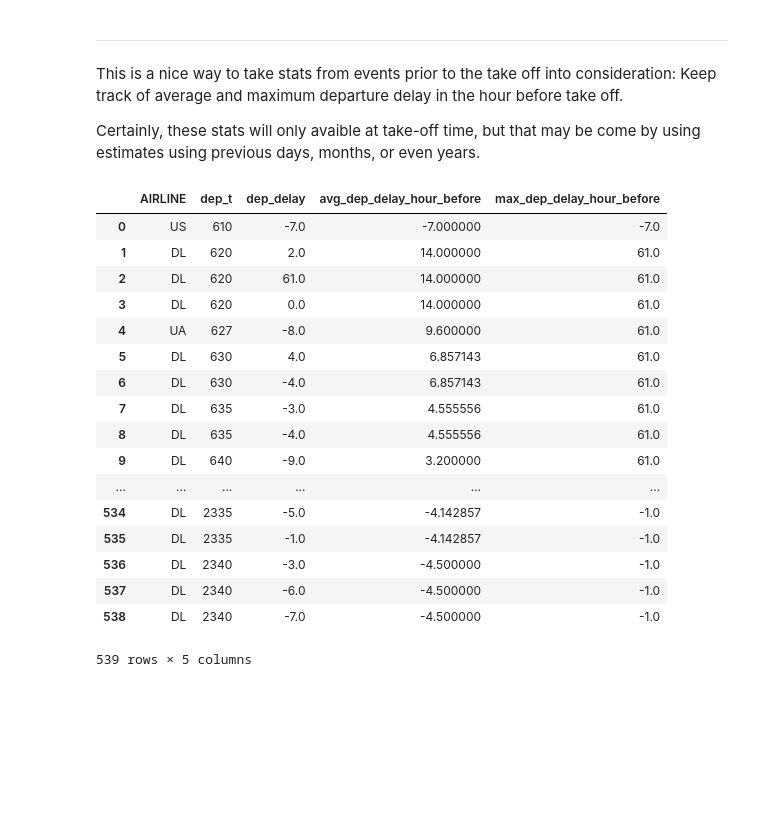
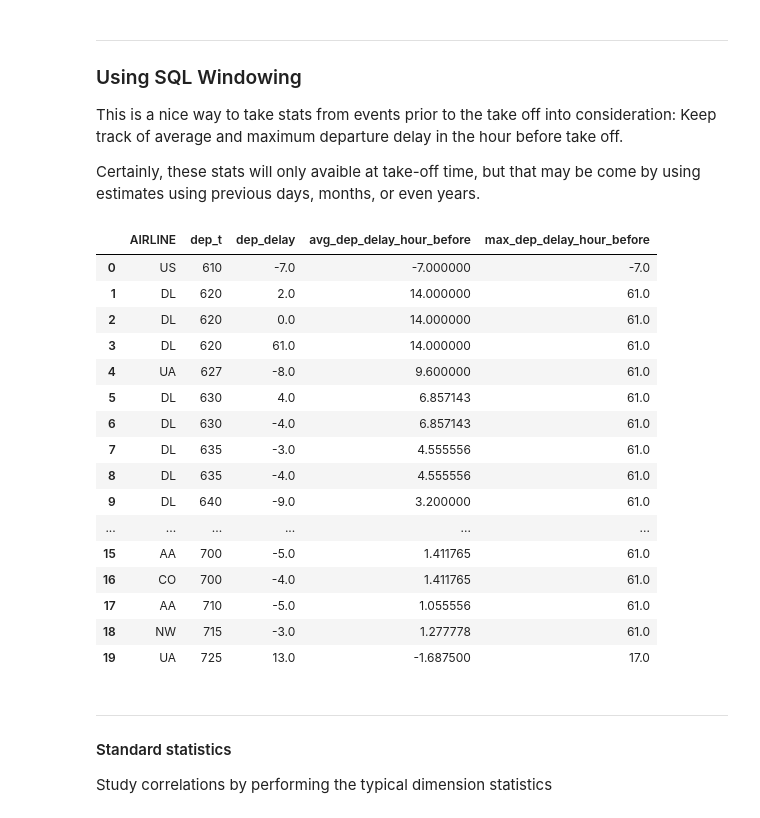
Before and after one commit to Project-Ellie/home-in-time, a Jupyter notebook: 00_Data_Exploration.ipynb, the cells around one changed output. Saved outputs shown, nothing was run; the diff lists cells and outputs as text; code cells hidden in the pictures; blank space fills up the shorter version.

```diff
--- a/00_Data_Exploration.ipynb
+++ b/00_Data_Exploration.ipynb
@@ -6,26 +7,29 @@ from __future__ import absolute_import
 %load_ext google.cloud.bigquery
 # %% [markdown]
 ---
+### Using SQL Windowing
+
 This is a nice way to take stats from events prior to the take off into consideration: Keep track of average and maximum departure delay in the hour before take off.
 
 Certainly, these stats will only avaible at take-off time, but that may be come by using estimates using previous days, months, or even years.
 # %%
 %%bigquery window_stats
 SELECT
   AIRLINE, dep_t, dep_delay,
   avg(dep_delay) over ( order by dep_t range between 100 preceding and current row) as avg_dep_delay_hour_before,
   max(dep_delay) over ( order by dep_t range between 100 preceding and current row) as max_dep_delay_hour_before
 FROM
   `going-tfx.examples.ATL_JUNE_SIGNATURE`
 where
   year=2002 and day=1
 order by dep_t
+limit 20
 # %% [output]
 |  | AIRLINE | dep_t | dep_delay | avg_dep_delay_hour_before | max_dep_delay_hour_before |
 | 0 | US | 610 | -7.0 | -7.000000 | -7.0 |
 | 1 | DL | 620 | 2.0 | 14.000000 | 61.0 |
-| 2 | DL | 620 | 61.0 | 14.000000 | 61.0 |
-| 3 | DL | 620 | 0.0 | 14.000000 | 61.0 |
+| 2 | DL | 620 | 0.0 | 14.000000 | 61.0 |
+| 3 | DL | 620 | 61.0 | 14.000000 | 61.0 |
 | 4 | UA | 627 | -8.0 | 9.600000 | 61.0 |
 | 5 | DL | 630 | 4.0 | 6.857143 | 61.0 |
 | 6 | DL | 630 | -4.0 | 6.857143 | 61.0 |
@@ -33,9 +37,12 @@ order by dep_t
 | 8 | DL | 635 | -4.0 | 4.555556 | 61.0 |
 | 9 | DL | 640 | -9.0 | 3.200000 | 61.0 |
 | ... | ... | ... | ... | ... | ... |
-| 534 | DL | 2335 | -5.0 | -4.142857 | -1.0 |
-| 535 | DL | 2335 | -1.0 | -4.142857 | -1.0 |
-| 536 | DL | 2340 | -3.0 | -4.500000 | -1.0 |
-| 537 | DL | 2340 | -6.0 | -4.500000 | -1.0 |
-| 538 | DL | 2340 | -7.0 | -4.500000 | -1.0 |
+| 15 | AA | 700 | -5.0 | 1.411765 | 61.0 |
+| 16 | CO | 700 | -4.0 | 1.411765 | 61.0 |
+| 17 | AA | 710 | -5.0 | 1.055556 | 61.0 |
+| 18 | NW | 715 | -3.0 | 1.277778 | 61.0 |
+| 19 | UA | 725 | 13.0 | -1.687500 | 17.0 |
-539 rows × 5 columns
+# %% [markdown]
+---
+#### Standard statistics
+Study correlations by performing the typical dimension statistics
```
Also changed, not shown: parts of 20 cells of this notebook, 7 other files.
